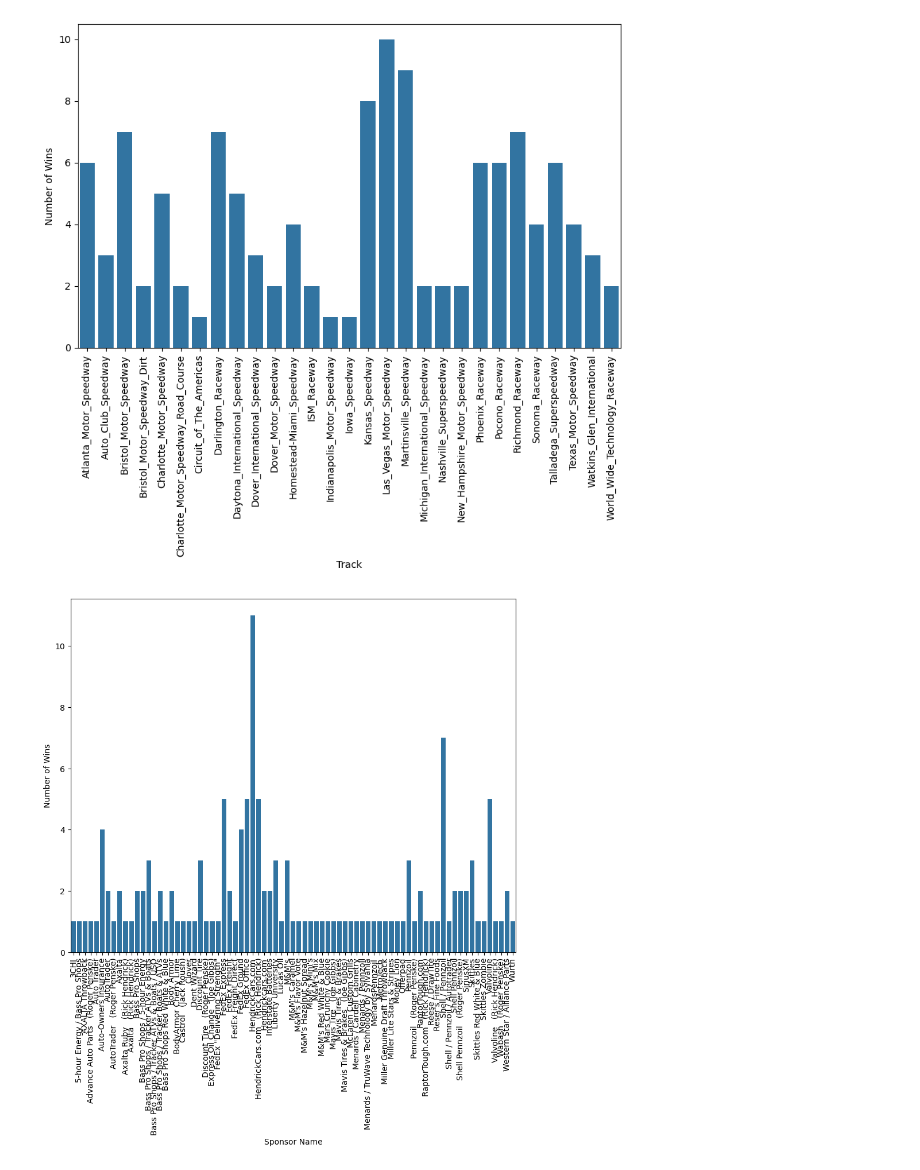
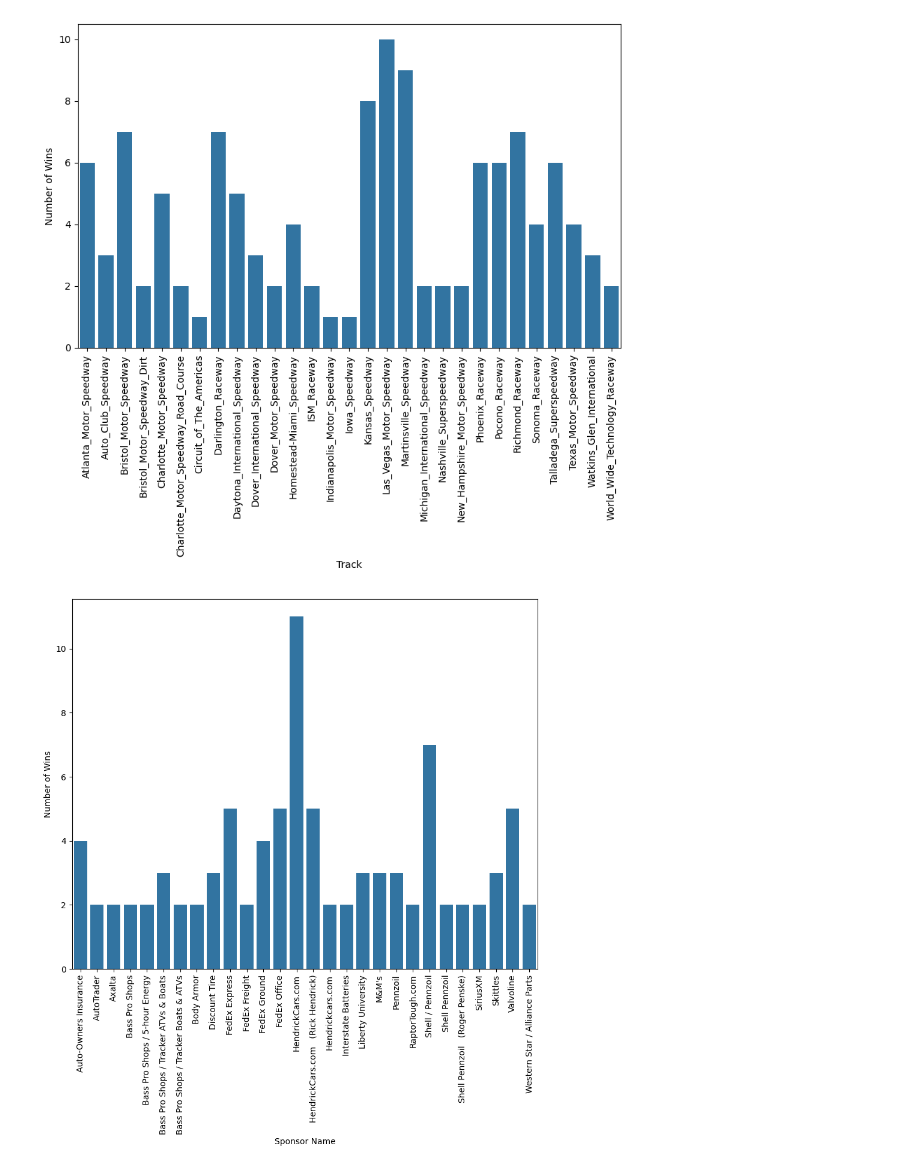
Before and after one commit to ermunroe/DS480Project, a Jupyter notebook: descriptiveVis.ipynb, the cells around one changed output. Saved outputs shown, nothing was run; the diff lists cells and outputs as text; code cells hidden in the pictures.

```diff
--- a/descriptiveVis.ipynb
+++ b/descriptiveVis.ipynb
@@ -107,14 +107,15 @@ plt.show()
 [figure]
 # %%
 wins_by_sponsor = df2[df2['finish_position'] == 1].groupby('sponsor').size().reset_index(name='wins')
+wins_by_sponsor = wins_by_sponsor[wins_by_sponsor['wins'] > 1]
 
 # Plot the data
 plt.figure(figsize=(10, 8))
 sns.barplot(x='sponsor', y='wins', data=wins_by_sponsor)
 plt.xlabel('Sponsor Name')
 plt.ylabel('Number of Wins')
 plt.xticks(rotation=90)
 plt.savefig('wins_by_sponsorSample.png', bbox_inches='tight')
 plt.show()
 # %% [output]
-[figure, old version]
+[figure, new version]
```
Also changed, not shown: 1 other file.
